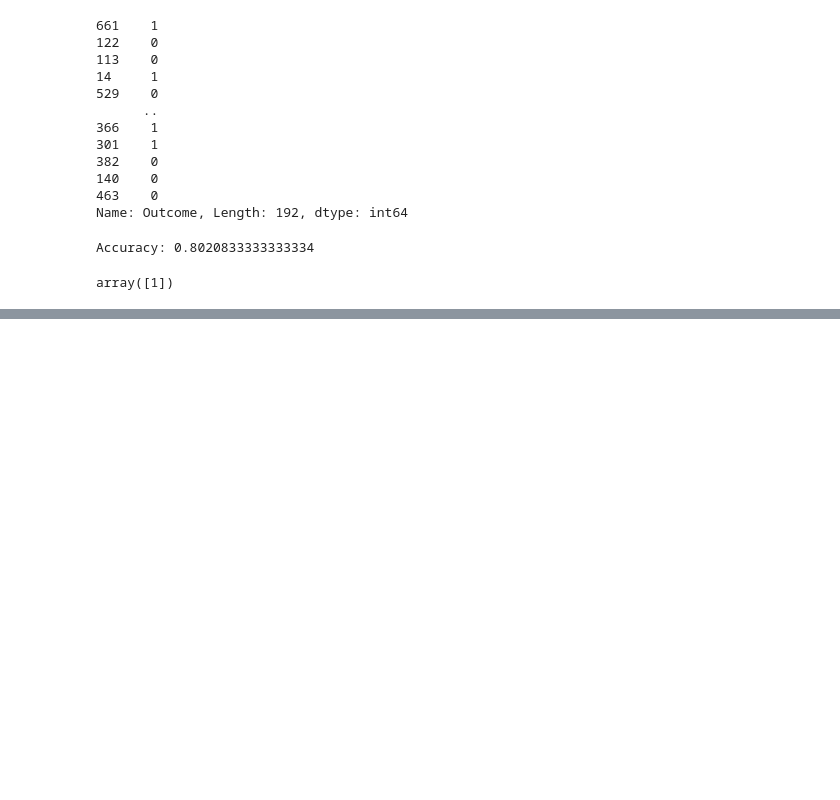
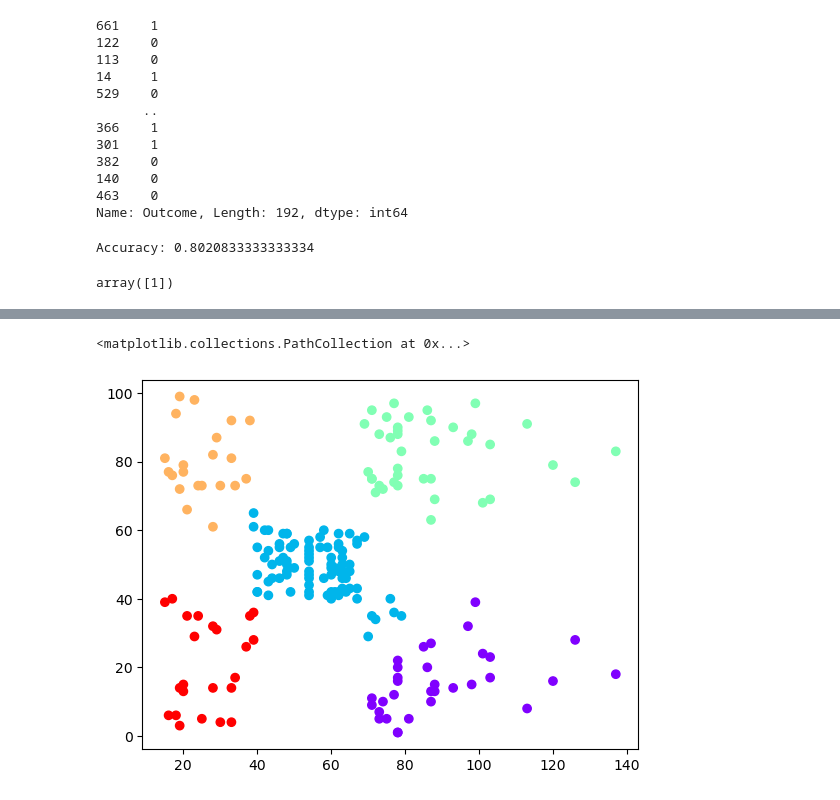
Before and after one commit to vedant23nanoti-spec/Python-ML--libraries-, a Jupyter notebook: intro to machine learning.ipynb, the cells around one changed output, grey strips where cells are left out. Saved outputs shown, nothing was run; the diff lists cells and outputs as text; code cells hidden in the pictures; blank space fills up the shorter version.

```diff
--- a/intro to machine learning.ipynb
+++ b/intro to machine learning.ipynb
@@ -722,0 +879,5 @@ array([1])
+# %%
+#5 tom group the datapoints into 5 clusters
+from sklearn.cluster import AgglomerativeClustering
+cluster=AgglomerativeClustering(n_clusters=5,metric='euclidean',linkage='ward')
+cluster.fit_predict(data)
@@ -722,0 +897,6 @@ array([1])
+# %%
+#7 lets plt cluster to see how many actually our data has clustered
+plt.scatter(data.iloc[:,0],data.iloc[:,1] , c=cluster.labels_,cmap='rainbow')
+# %% [output]
+<matplotlib.collections.PathCollection at 0x...>
+[figure, added]
```
Also changed, not shown: parts of 23 cells of this notebook.
